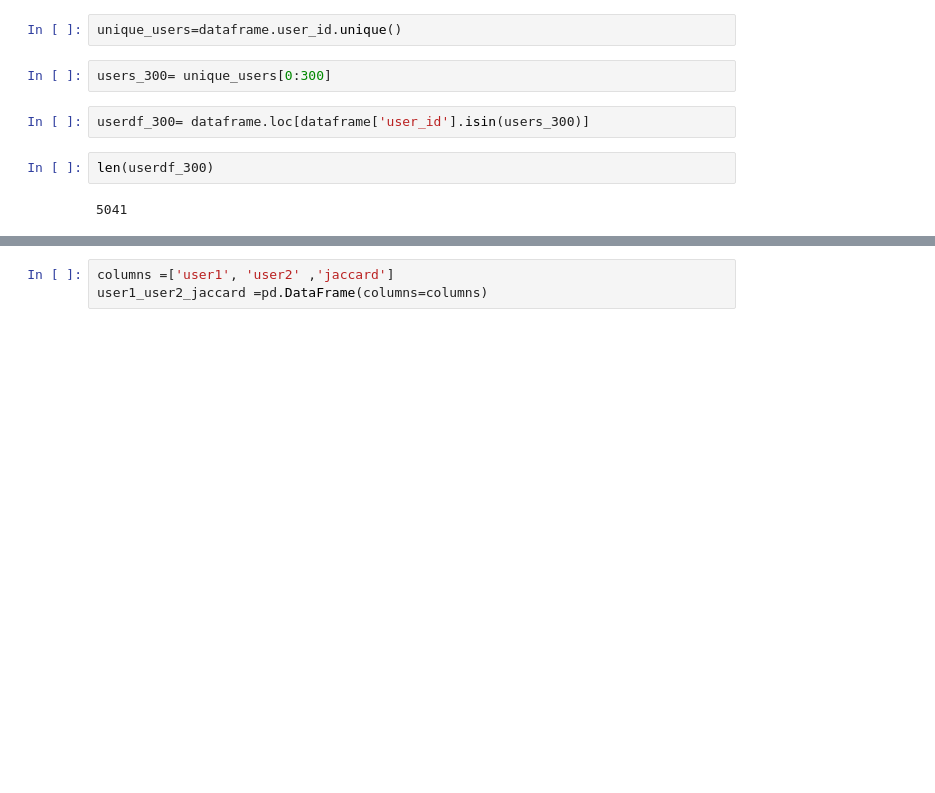
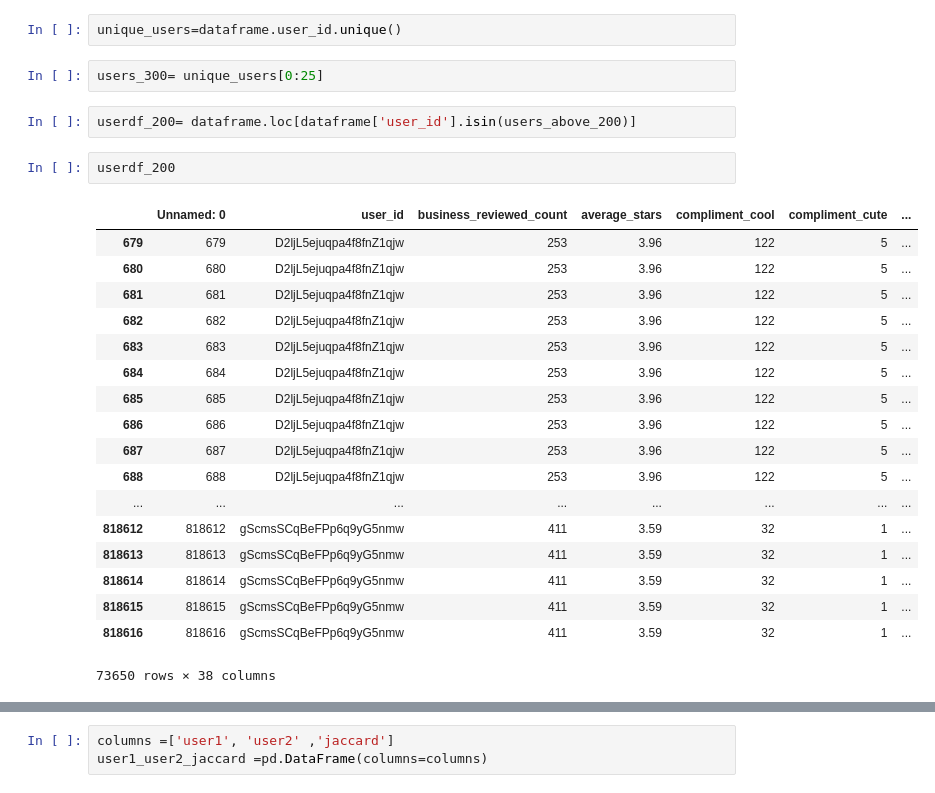
Before and after one commit to vijetha35/FriendsRecommendationForYelpUsers, a Jupyter notebook: Data_Cleaning.ipynb, the cells around one changed output, grey strips where cells are left out. Saved outputs shown, nothing was run; the diff lists cells and outputs as text; blank space fills up the shorter version.

```diff
--- a/Data_Cleaning.ipynb
+++ b/Data_Cleaning.ipynb
@@ -124,11 +140,28 @@ dataframe.reset_index().plot(kind='scatter',x='index',y='business_reviewed_count
 # %%
 unique_users=dataframe.user_id.unique()
 # %%
-users_300= unique_users[0:300]
+users_300= unique_users[0:25]
 # %%
-userdf_300= dataframe.loc[dataframe['user_id'].isin(users_300)]
+userdf_200= dataframe.loc[dataframe['user_id'].isin(users_above_200)]
-# %%
-len(userdf_300)
-# %% [output]
-5041
+# %%
+userdf_200
+# %% [output]
+|  | Unnamed: 0 | user_id | business_reviewed_count | average_stars | compliment_cool | compliment_cute | ... |
+| 679 | 679 | D2ljL5ejuqpa4f8fnZ1qjw | 253 | 3.96 | 122 | 5 | ... |
+| 680 | 680 | D2ljL5ejuqpa4f8fnZ1qjw | 253 | 3.96 | 122 | 5 | ... |
+| 681 | 681 | D2ljL5ejuqpa4f8fnZ1qjw | 253 | 3.96 | 122 | 5 | ... |
+| 682 | 682 | D2ljL5ejuqpa4f8fnZ1qjw | 253 | 3.96 | 122 | 5 | ... |
+| 683 | 683 | D2ljL5ejuqpa4f8fnZ1qjw | 253 | 3.96 | 122 | 5 | ... |
+| 684 | 684 | D2ljL5ejuqpa4f8fnZ1qjw | 253 | 3.96 | 122 | 5 | ... |
+| 685 | 685 | D2ljL5ejuqpa4f8fnZ1qjw | 253 | 3.96 | 122 | 5 | ... |
+| 686 | 686 | D2ljL5ejuqpa4f8fnZ1qjw | 253 | 3.96 | 122 | 5 | ... |
+| 687 | 687 | D2ljL5ejuqpa4f8fnZ1qjw | 253 | 3.96 | 122 | 5 | ... |
+| 688 | 688 | D2ljL5ejuqpa4f8fnZ1qjw | 253 | 3.96 | 122 | 5 | ... |
+| ... | ... | ... | ... | ... | ... | ... | ... |
+| 818612 | 818612 | gScmsSCqBeFPp6q9yG5nmw | 411 | 3.59 | 32 | 1 | ... |
+| 818613 | 818613 | gScmsSCqBeFPp6q9yG5nmw | 411 | 3.59 | 32 | 1 | ... |
+| 818614 | 818614 | gScmsSCqBeFPp6q9yG5nmw | 411 | 3.59 | 32 | 1 | ... |
+| 818615 | 818615 | gScmsSCqBeFPp6q9yG5nmw | 411 | 3.59 | 32 | 1 | ... |
+| 818616 | 818616 | gScmsSCqBeFPp6q9yG5nmw | 411 | 3.59 | 32 | 1 | ... |
+73650 rows × 38 columns
 # %%
```
Also changed, not shown: parts of 17 cells of this notebook.
